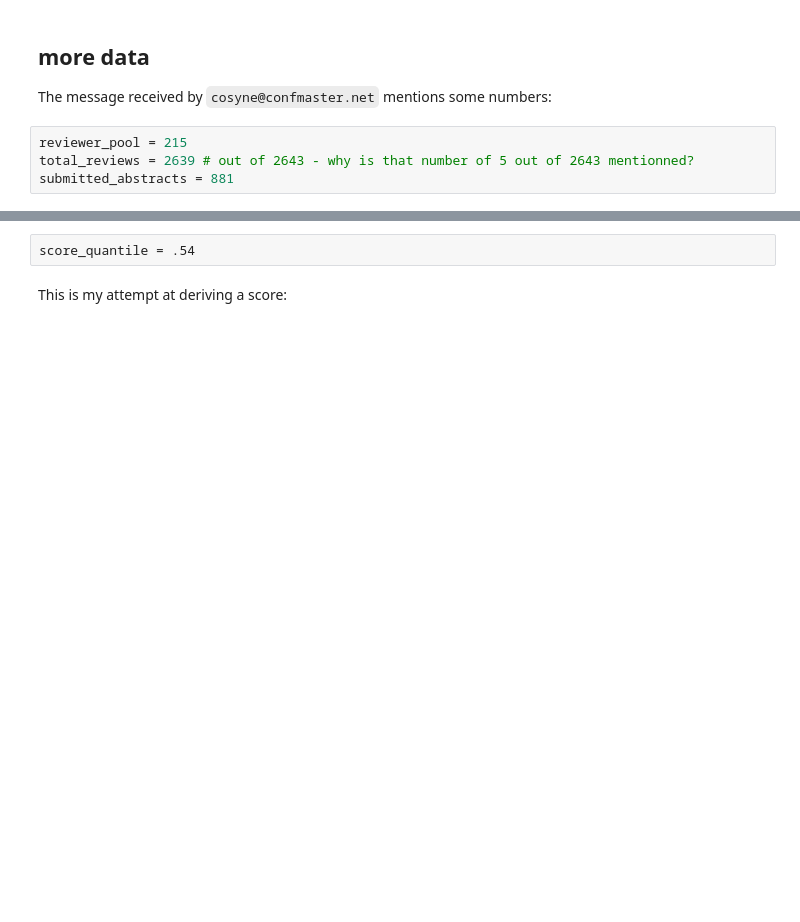
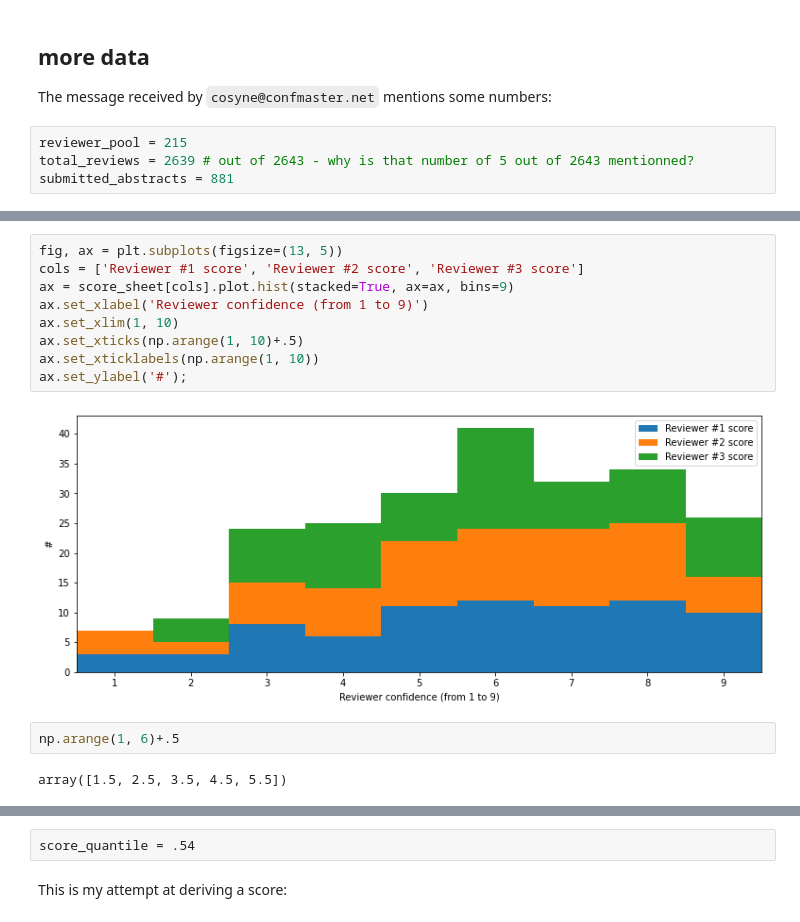
Before and after one commit to laurentperrinet/2022-02-11_COSYNE-scoresheet, a Jupyter notebook: 2022-02-11_COSYNE-scoresheet.ipynb, the cells around one changed output, grey strips where cells are left out. Saved outputs shown, nothing was run; the diff lists cells and outputs as text; blank space fills up the shorter version.

```diff
--- a/2022-02-11_COSYNE-scoresheet.ipynb
+++ b/2022-02-11_COSYNE-scoresheet.ipynb
@@ -99,0 +114,15 @@ submitted_abstracts = 881
+# %%
+fig, ax = plt.subplots(figsize=(13, 5))
+cols = ['Reviewer #1 score', 'Reviewer #2 score', 'Reviewer #3 score']
+ax = score_sheet[cols].plot.hist(stacked=True, ax=ax, bins=9)
+ax.set_xlabel('Reviewer confidence (from 1 to 9)')
+ax.set_xlim(1, 10)
+ax.set_xticks(np.arange(1, 10)+.5)
+ax.set_xticklabels(np.arange(1, 10))
+ax.set_ylabel('#');
+# %% [output]
+[figure, added]
+# %%
+np.arange(1, 6)+.5
+# %% [output]
+array([1.5, 2.5, 3.5, 4.5, 5.5])
```
Also changed, not shown: parts of 7 cells of this notebook.
